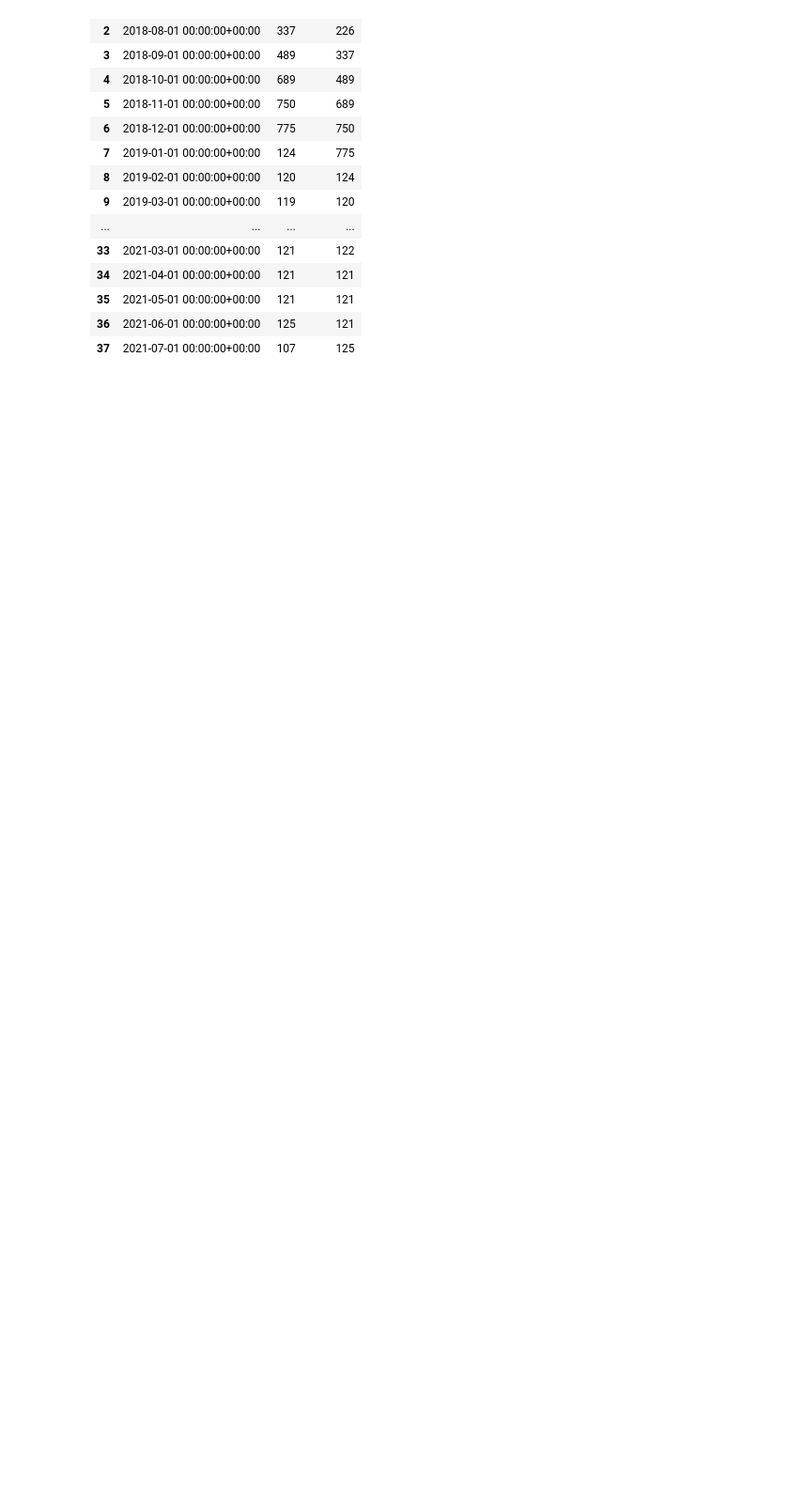
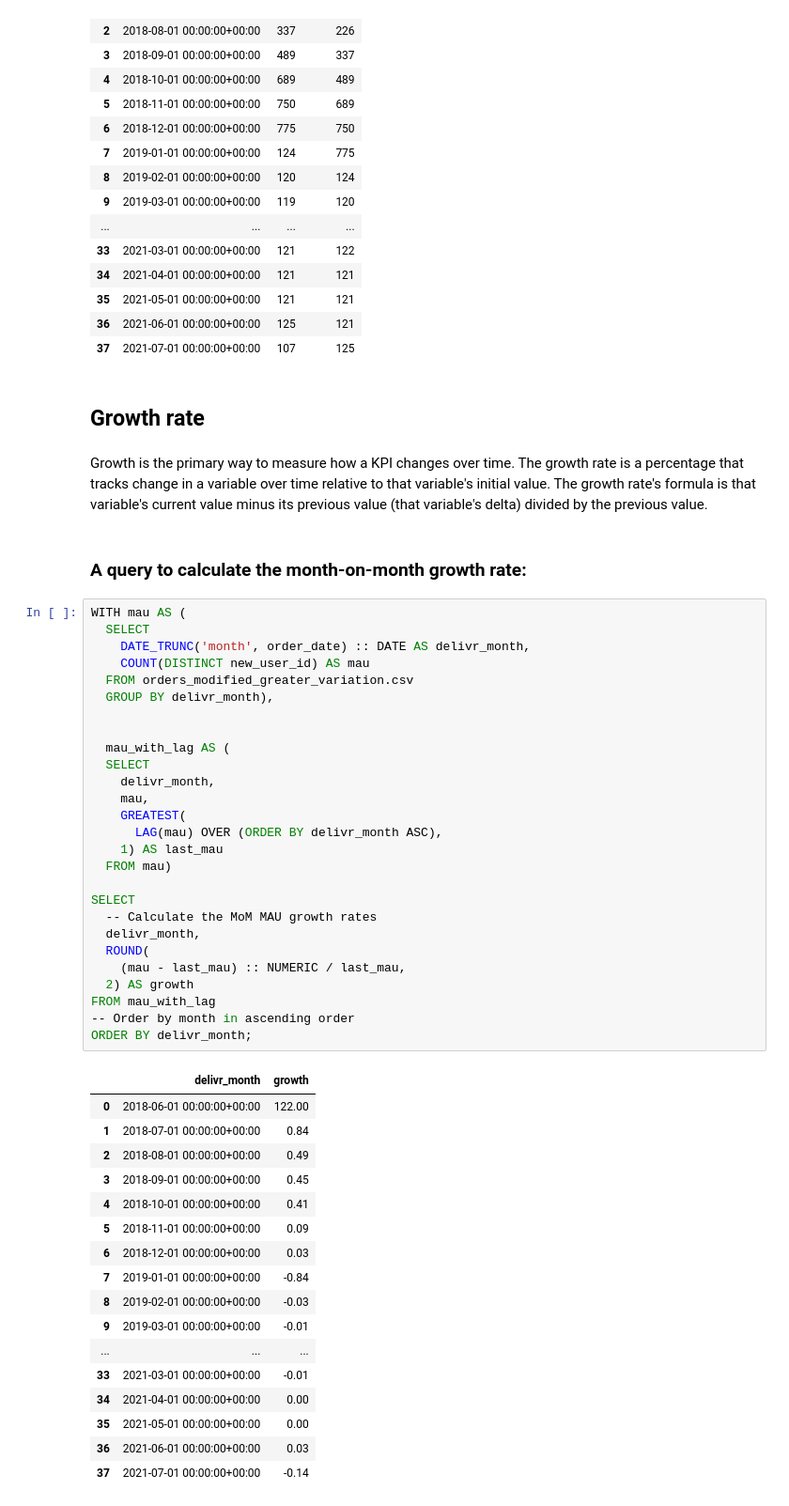
Before and after one commit to Akotovets1/Performance-analysis-subscription-service, a Jupyter notebook: notebook.ipynb, the cells around one changed output. Shown at 94% size. Cells and saved outputs as stored; diff of their text form; blank space fills up the shorter version.

Commit message:
Adding Growth Rate

```diff
--- a/notebook.ipynb
+++ b/notebook.ipynb
@@ -409,3 +411,54 @@ ORDER BY delivr_month ASC;
 | 35 | 2021-05-01 00:00:00+00:00 | 121 | 121 |
 | 36 | 2021-06-01 00:00:00+00:00 | 125 | 121 |
 | 37 | 2021-07-01 00:00:00+00:00 | 107 | 125 |
+# %% [markdown]
+## Growth rate
+# %% [markdown]
+Growth is the primary way to measure how a KPI changes over time. The growth rate is a percentage that tracks change in a variable over time relative to that variable's initial value. The growth rate's formula is that variable's current value minus its previous value (that variable's delta) divided by the previous value.
+# %% [markdown]
+### A query to calculate the month-on-month growth rate:
+# %%
+WITH mau AS (
+  SELECT
+    DATE_TRUNC('month', order_date) :: DATE AS delivr_month,
+    COUNT(DISTINCT new_user_id) AS mau
+  FROM orders_modified_greater_variation.csv
+  GROUP BY delivr_month),
+
+
+  mau_with_lag AS (
+  SELECT
+    delivr_month,
+    mau,
+    GREATEST(
+      LAG(mau) OVER (ORDER BY delivr_month ASC),
+    1) AS last_mau
+  FROM mau)
+
+SELECT
+  -- Calculate the MoM MAU growth rates
+  delivr_month,
+  ROUND(
+    (mau - last_mau) :: NUMERIC / last_mau,
+  2) AS growth
+FROM mau_with_lag
+-- Order by month in ascending order
+ORDER BY delivr_month;
+# %% [output]
+|  | delivr_month | growth |
+| 0 | 2018-06-01 00:00:00+00:00 | 122.00 |
+| 1 | 2018-07-01 00:00:00+00:00 | 0.84 |
+| 2 | 2018-08-01 00:00:00+00:00 | 0.49 |
+| 3 | 2018-09-01 00:00:00+00:00 | 0.45 |
+| 4 | 2018-10-01 00:00:00+00:00 | 0.41 |
+| 5 | 2018-11-01 00:00:00+00:00 | 0.09 |
+| 6 | 2018-12-01 00:00:00+00:00 | 0.03 |
+| 7 | 2019-01-01 00:00:00+00:00 | -0.84 |
+| 8 | 2019-02-01 00:00:00+00:00 | -0.03 |
+| 9 | 2019-03-01 00:00:00+00:00 | -0.01 |
+| ... | ... | ... |
+| 33 | 2021-03-01 00:00:00+00:00 | -0.01 |
+| 34 | 2021-04-01 00:00:00+00:00 | 0.00 |
+| 35 | 2021-05-01 00:00:00+00:00 | 0.00 |
+| 36 | 2021-06-01 00:00:00+00:00 | 0.03 |
+| 37 | 2021-07-01 00:00:00+00:00 | -0.14 |
```
Also changed, not shown: parts of 4 cells of this notebook.
